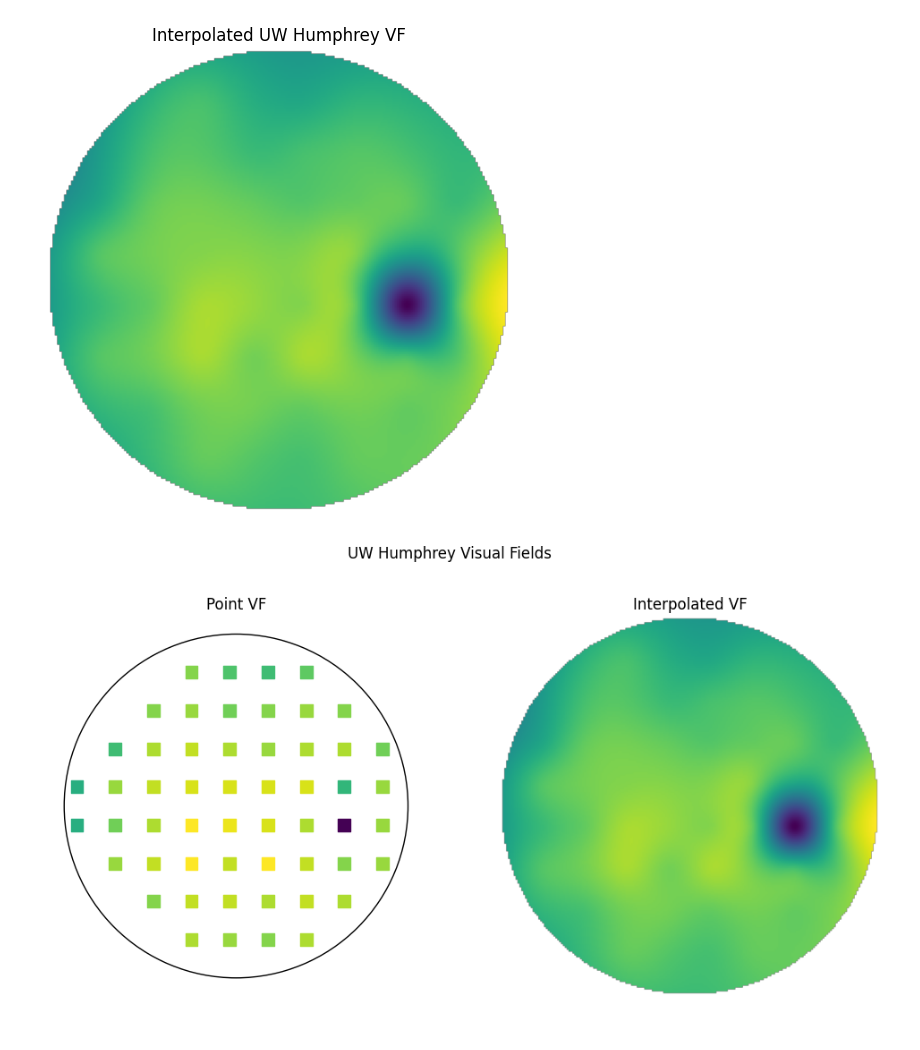
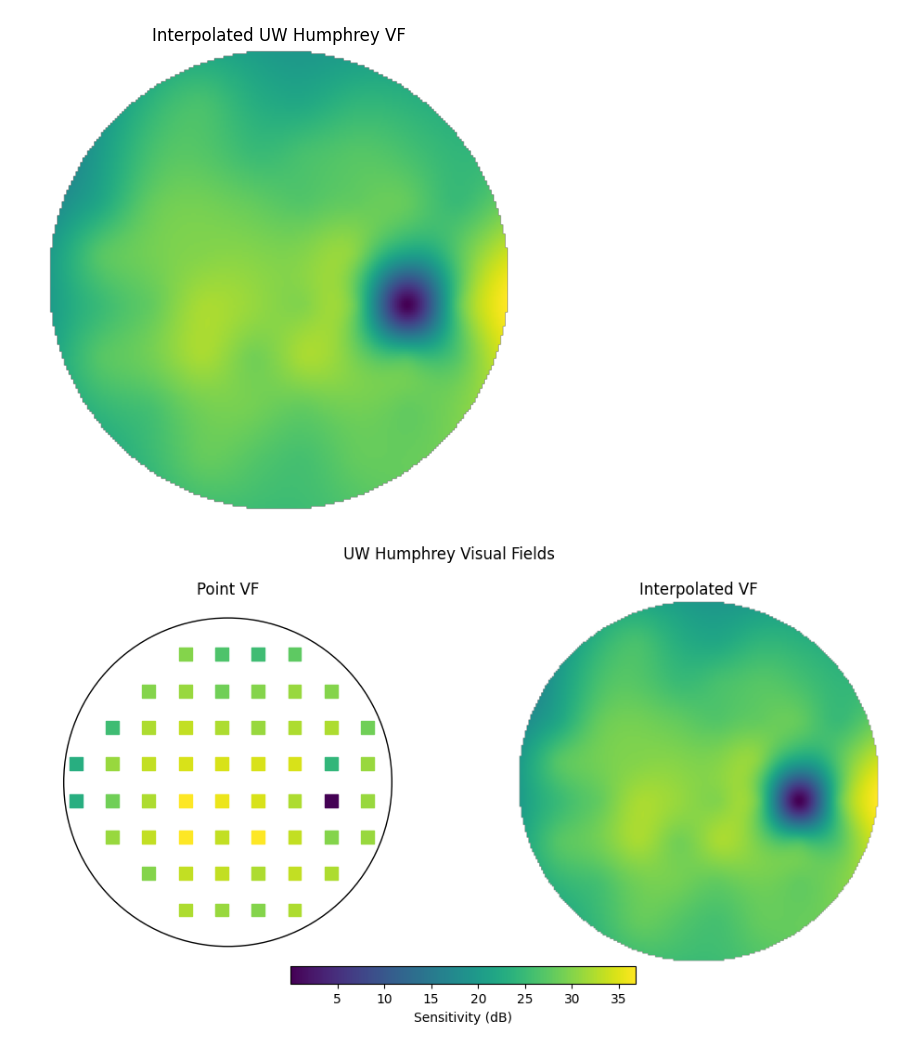
Before and after one commit to lilyhirano/Visual-Field-Analysis, a Jupyter notebook: uw_images.ipynb, the cells around one changed output. Cells and saved outputs as stored; diff of their text form; code cells hidden in the pictures.

Commit message:
add images and references

```diff
--- a/uw_images.ipynb
+++ b/uw_images.ipynb
@@ -55,33 +55,34 @@ plt.show()
 # %%
 fig, ax = plt.subplots(1, 2, figsize=(12,6))
 
 ax[0].scatter(uw_coords[:,0], uw_coords[:,1], c= id_1, s=100, marker='s')
 circle = mpatches.Circle((-2,0), 27, fill = False)
 ax[0].add_patch(circle)
-ax[0].set_title("Point VF")
+ax[0].set_title('Point VF')
 ax[0].axis('off')
 
 #--------------------------------
 
 all_coords = np.vstack([uw_coords])
 
 grid_x, grid_y = np.mgrid[-27:27:200j, -27:27:200j]
 rbf = Rbf(all_coords[:,0], all_coords[:,1], id_1, function = 'thin_plate')
 grid_z = rbf(grid_x, grid_y)
 
 radius = 27
 mask = np.sqrt(grid_x**2 + grid_y**2) <= radius
 masked_grid = np.where(mask, grid_z, np.nan)
 
-ax[1].imshow(masked_grid.T, extent=(-27,27,-27,27), origin = 'lower', cmap = 'viridis')
+im = ax[1].imshow(masked_grid.T, extent=(-27,27,-27,27), origin = 'lower', cmap = 'viridis')
 ax[1].set_title("Interpolated VF")
 ax[1].axis('off')
 
 fig.suptitle("UW Humphrey Visual Fields")
 
 ax[0].set_aspect('equal')
 ax[1].set_aspect('equal')
-
-plt.savefig('uw_visual_fields.png', bbox_inches = 'tight')
+bar = fig.colorbar(im, orientation = 'horizontal', ax = ax, shrink = 0.4, pad = 0.008)
+bar.set_label('Sensitivity (dB)')
+plt.savefig('images/example_uw_visual_fields.png', bbox_inches = 'tight')
 # %% [output]
-[figure, old version]
+[figure, new version]
```
